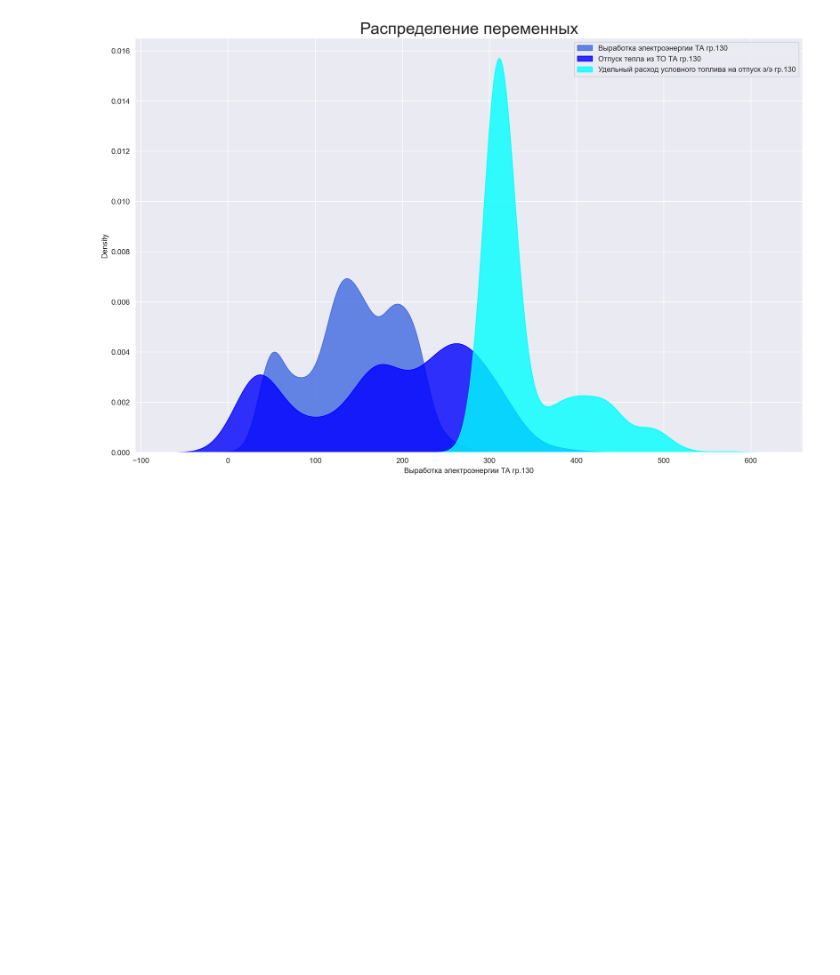
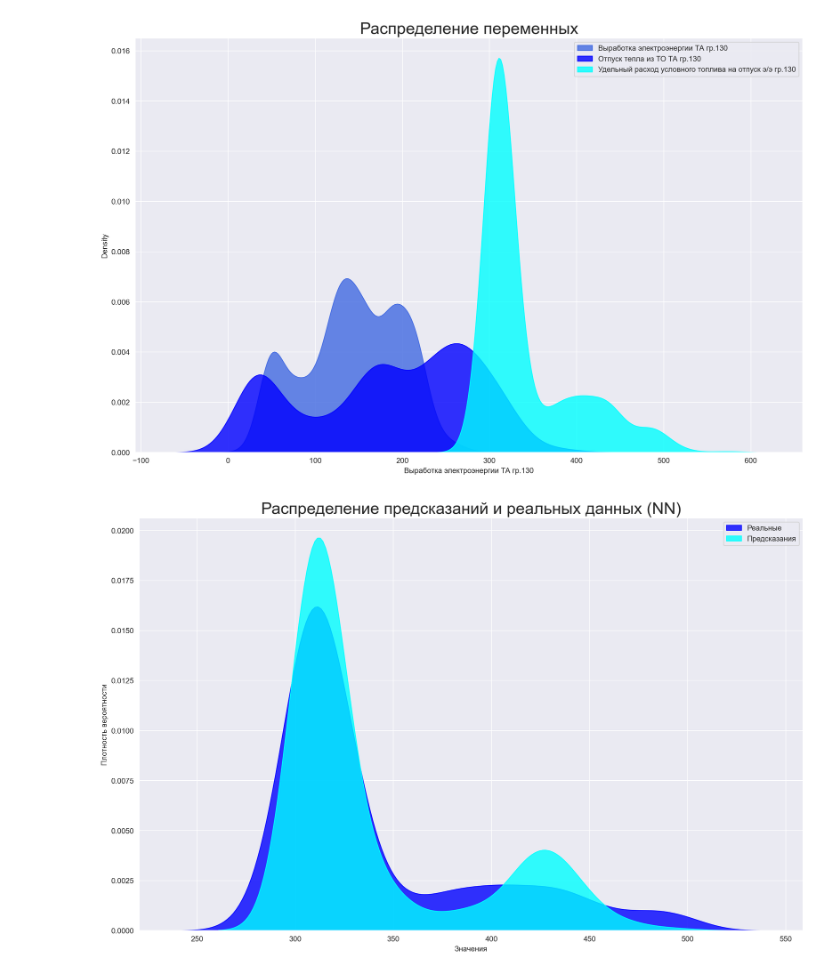
Before and after one commit to llitone/fuel-consumption-prediction, a Jupyter notebook: predictions/graphs.ipynb, the cells around one changed output. Cells and saved outputs as stored; diff of their text form; code cells hidden in the pictures; blank space fills up the shorter version.

Commit message:
add KDE plot (NN + XGB)

```diff
--- a/predictions/graphs.ipynb
+++ b/predictions/graphs.ipynb
@@ -153,3 +153,23 @@ plt.savefig("predictions/graphs/kdeplot.svg")
 plt.show()
 # %% [output]
 [figure]
+# %%
+data_out = pd.read_csv("raw_data/out.csv")
+# %%
+plt.figure(figsize=(16, 10), dpi=200)
+sns.kdeplot(
+    data_out.real, shade=True, color="blue", label="Реальные", alpha=.8
+)
+sns.kdeplot(
+    data_out.pred, shade=True, color="aqua",
+    label="Предсказания", alpha=.8
+)
+plt.title('Распределение предсказаний и реальных данных (NN)', fontsize=22)
+plt.xlabel("Значения")
+plt.ylabel("Плотность вероятности")
+plt.legend()
+plt.savefig("predictions/graphs/nn_kdeplot.png")
+plt.savefig("predictions/graphs/nn_kdeplot.svg")
+plt.show()
+# %% [output]
+[figure, added]
```
Also changed, not shown: parts of 1 cell of this notebook, 14 other files.
